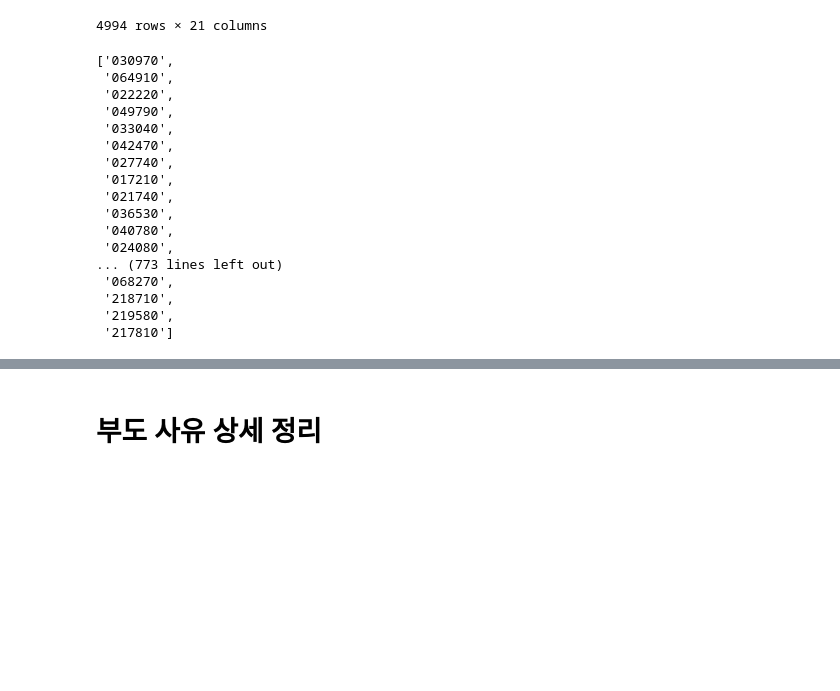
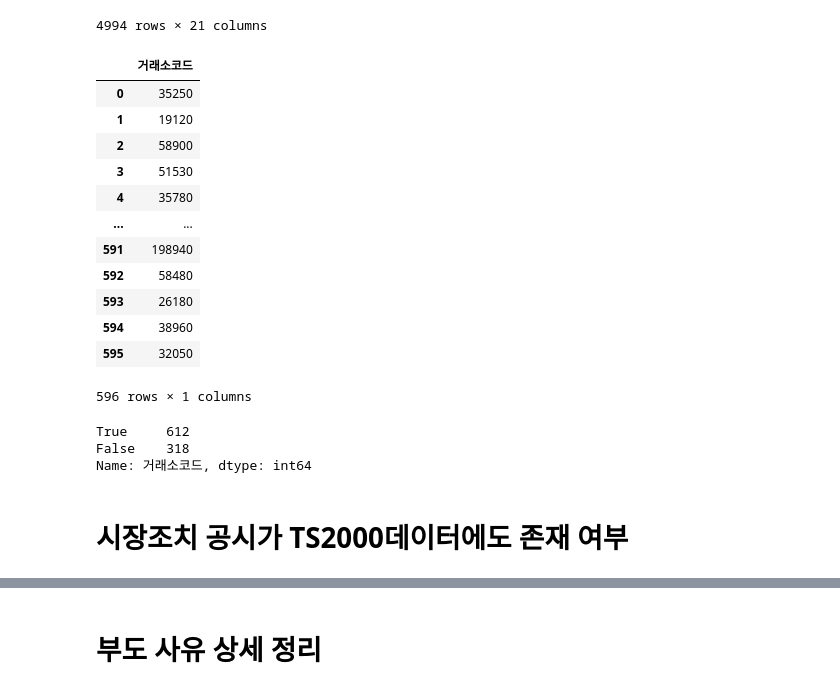
Before and after one commit to JxxHxxx/Ubion-CorporateBankruptcyAnalysis, a Jupyter notebook: Code/JH/code/preprocessing/prepro_bankruptcy_2.ipynb, the cells around one changed output, grey strips where cells are left out. Saved outputs shown, nothing was run; the diff lists cells and outputs as text; code cells hidden in the pictures; blank space fills up the shorter version.

```diff
--- a/Code/JH/code/preprocessing/prepro_bankruptcy_2.ipynb
+++ b/Code/JH/code/preprocessing/prepro_bankruptcy_2.ipynb
@@ -37,20 +42,0 @@ for i in droplist:
-# %%
-lis1
-# %% [output]
-['030970',
- '064910',
- '022220',
- '049790',
- '033040',
- '042470',
- '027740',
- '017210',
- '021740',
- '036530',
- '040780',
- '024080',
-... (773 lines left out)
- '068270',
- '218710',
- '219580',
- '217810']
@@ -56,0 +45,28 @@ lis1
+# %%
+subset = train.loc[(train['부도'] == 1) & (train['소속코드'] == 4)]
+subset['거래소코드'].unique().astype(int)
+
+subset2 = pd.DataFrame({'거래소코드' : subset['거래소코드'].unique().astype(int)})
+subset2
+# %% [output]
+|  | 거래소코드 |
+| 0 | 35250 |
+| 1 | 19120 |
+| 2 | 58900 |
+| 3 | 51530 |
+| 4 | 35780 |
+| ... | ... |
+| 591 | 198940 |
+| 592 | 58480 |
+| 593 | 26180 |
+| 594 | 38960 |
+| 595 | 32050 |
+596 rows × 1 columns
+# %%
+dataset['거래소코드'].isin(subset2['거래소코드']).value_counts()
+# %% [output]
+True     612
+False    318
+Name: 거래소코드, dtype: int64
+# %% [markdown]
+# **시장조치 공시가 TS2000데이터에도 존재 여부**
```
Also changed, not shown: parts of 24 cells of this notebook, 3 other files.
